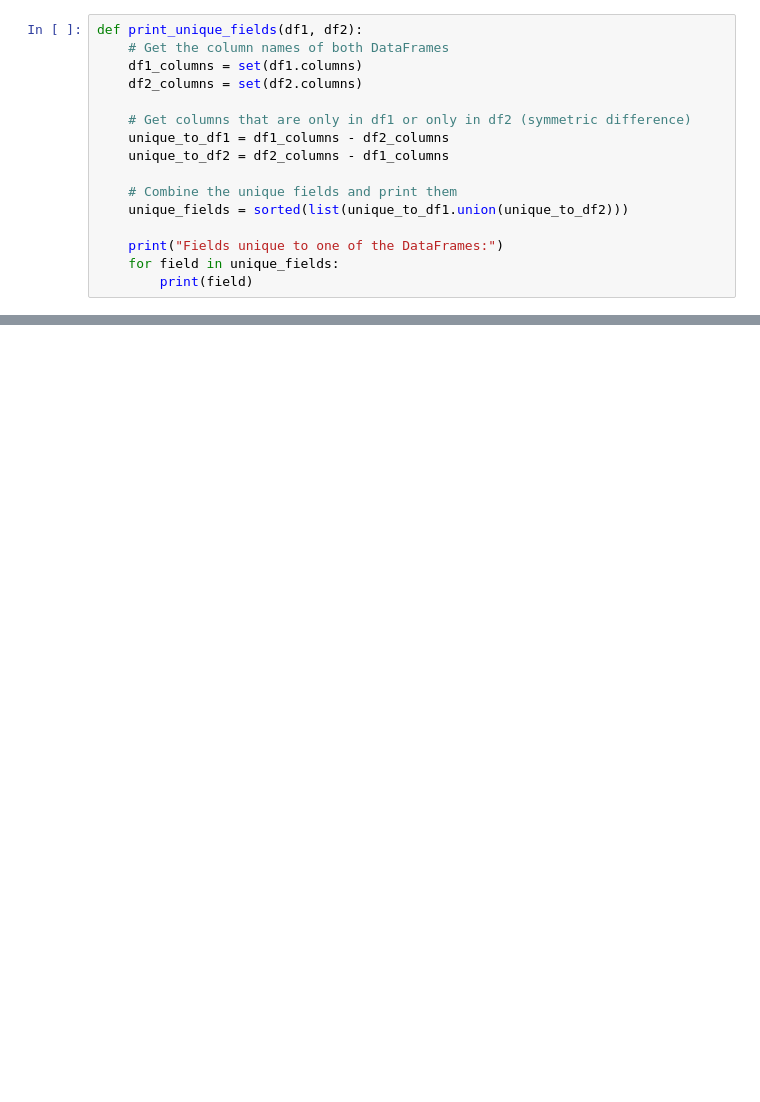
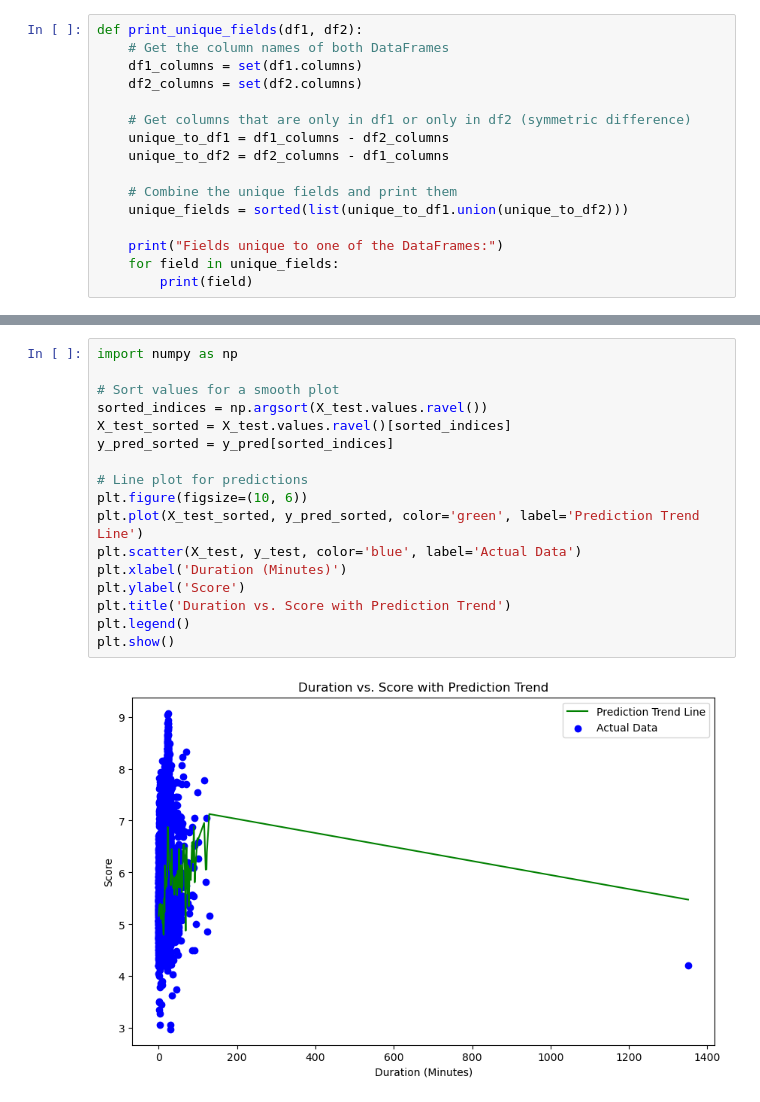
Before and after one commit to agentyk/SC1015_FEL1_Group2, a Jupyter notebook: SC1015_FEL1_Group2.ipynb, the cells around one changed output, grey strips where cells are left out. Drawn from its saved outputs; the diff is of its cells as text; blank space fills up the shorter version.

```diff
--- a/SC1015_FEL1_Group2.ipynb
+++ b/SC1015_FEL1_Group2.ipynb
@@ -2027,0 +2038,19 @@ The predicted rank is 8.0
+# %%
+import numpy as np
+
+# Sort values for a smooth plot
+sorted_indices = np.argsort(X_test.values.ravel())
+X_test_sorted = X_test.values.ravel()[sorted_indices]
+y_pred_sorted = y_pred[sorted_indices]
+
+# Line plot for predictions
+plt.figure(figsize=(10, 6))
+plt.plot(X_test_sorted, y_pred_sorted, color='green', label='Prediction Trend Line')
+plt.scatter(X_test, y_test, color='blue', label='Actual Data')
+plt.xlabel('Duration (Minutes)')
+plt.ylabel('Score')
+plt.title('Duration vs. Score with Prediction Trend')
+plt.legend()
+plt.show()
+# %% [output]
+[figure, added]
```
Also changed, not shown: parts of 31 cells of this notebook, 8 other files.
